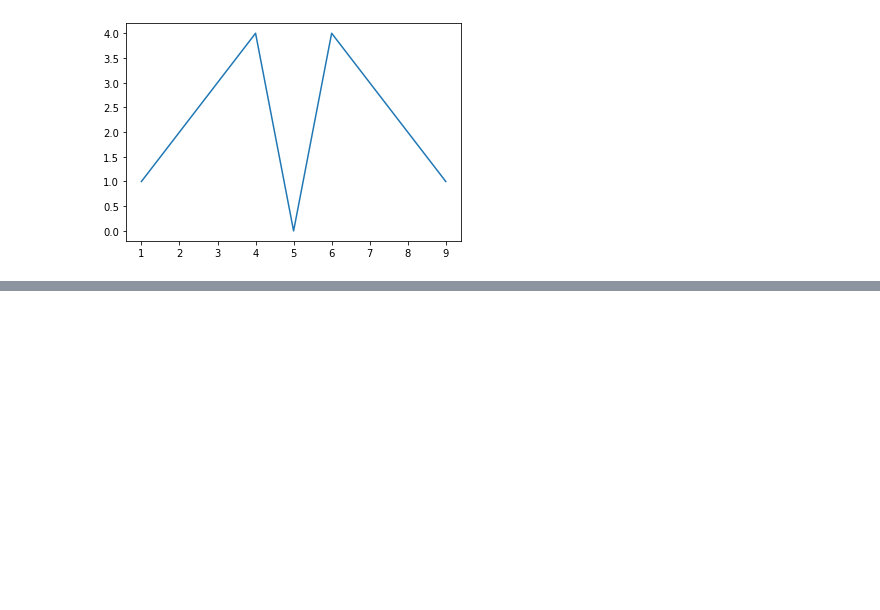
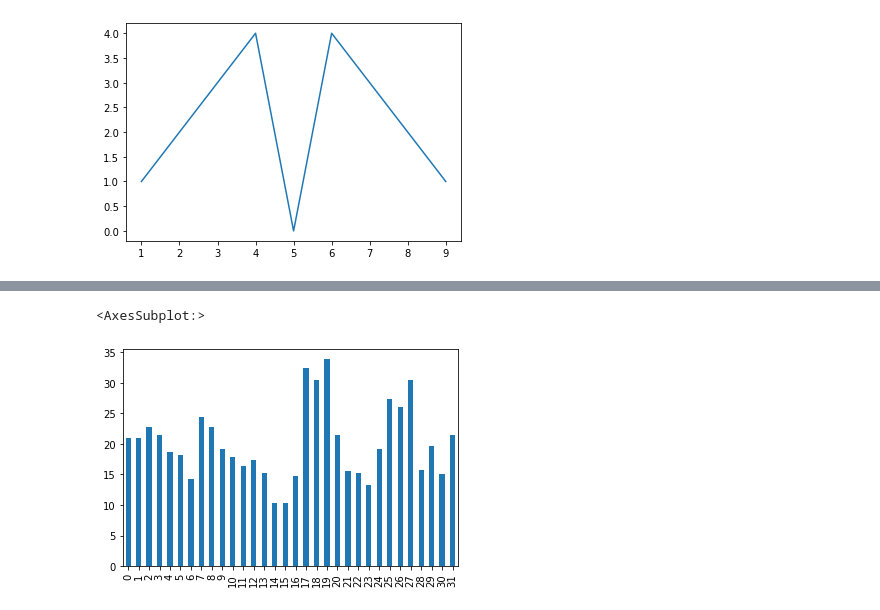
Before and after one commit to marko-polo-cheno/sandbox, a Jupyter notebook: printouts.ipynb, the cells around one changed output, grey strips where cells are left out. Saved outputs shown, nothing was run; the diff lists cells and outputs as text; code cells hidden in the pictures; blank space fills up the shorter version.

```diff
--- a/printouts.ipynb
+++ b/printouts.ipynb
@@ -20,0 +41,5 @@ cars= pd.read_csv
+# %%
+mpg.plot(kind='bar')
+# %% [output]
+<AxesSubplot:>
+[figure, added]
```
Also changed, not shown: parts of 8 cells of this notebook.
